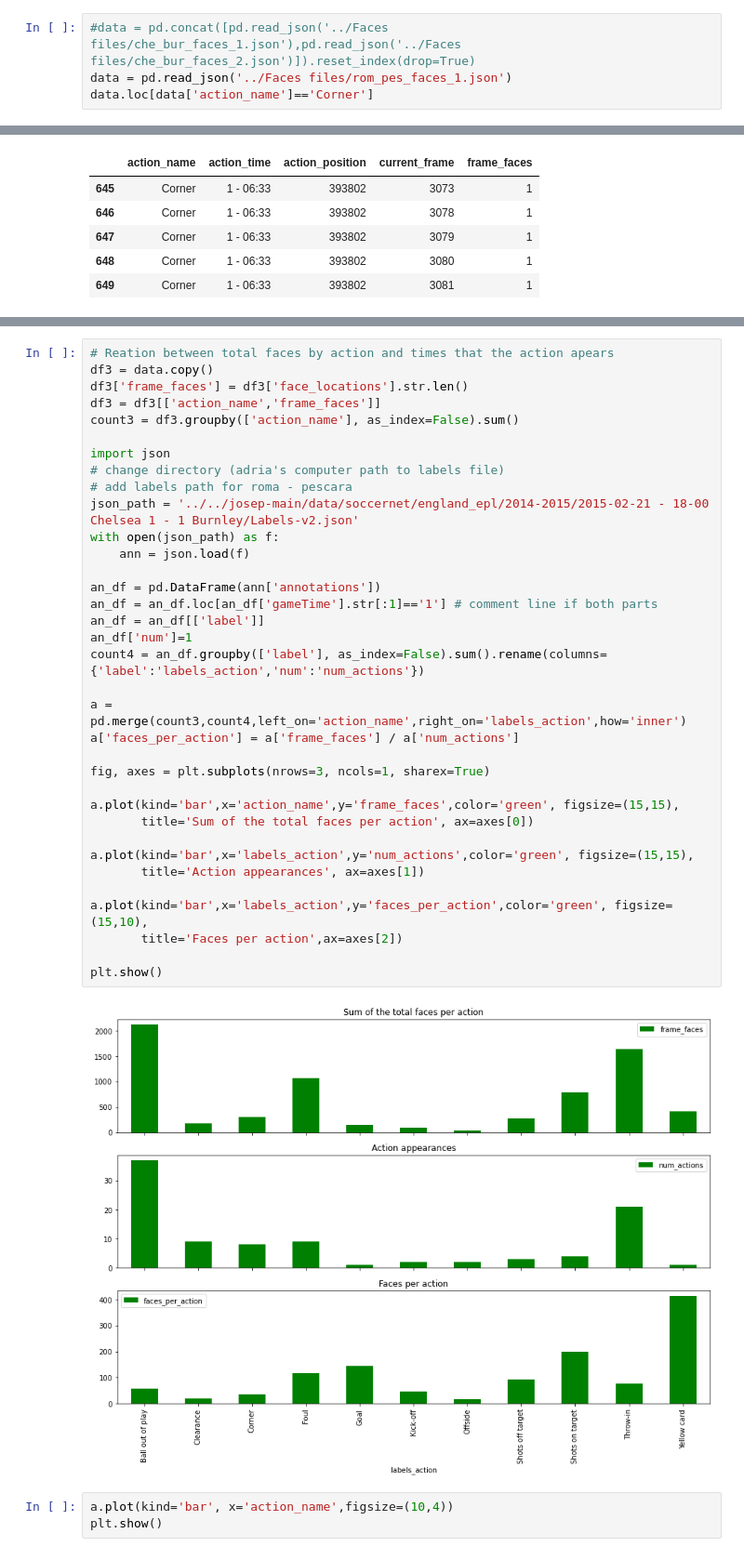
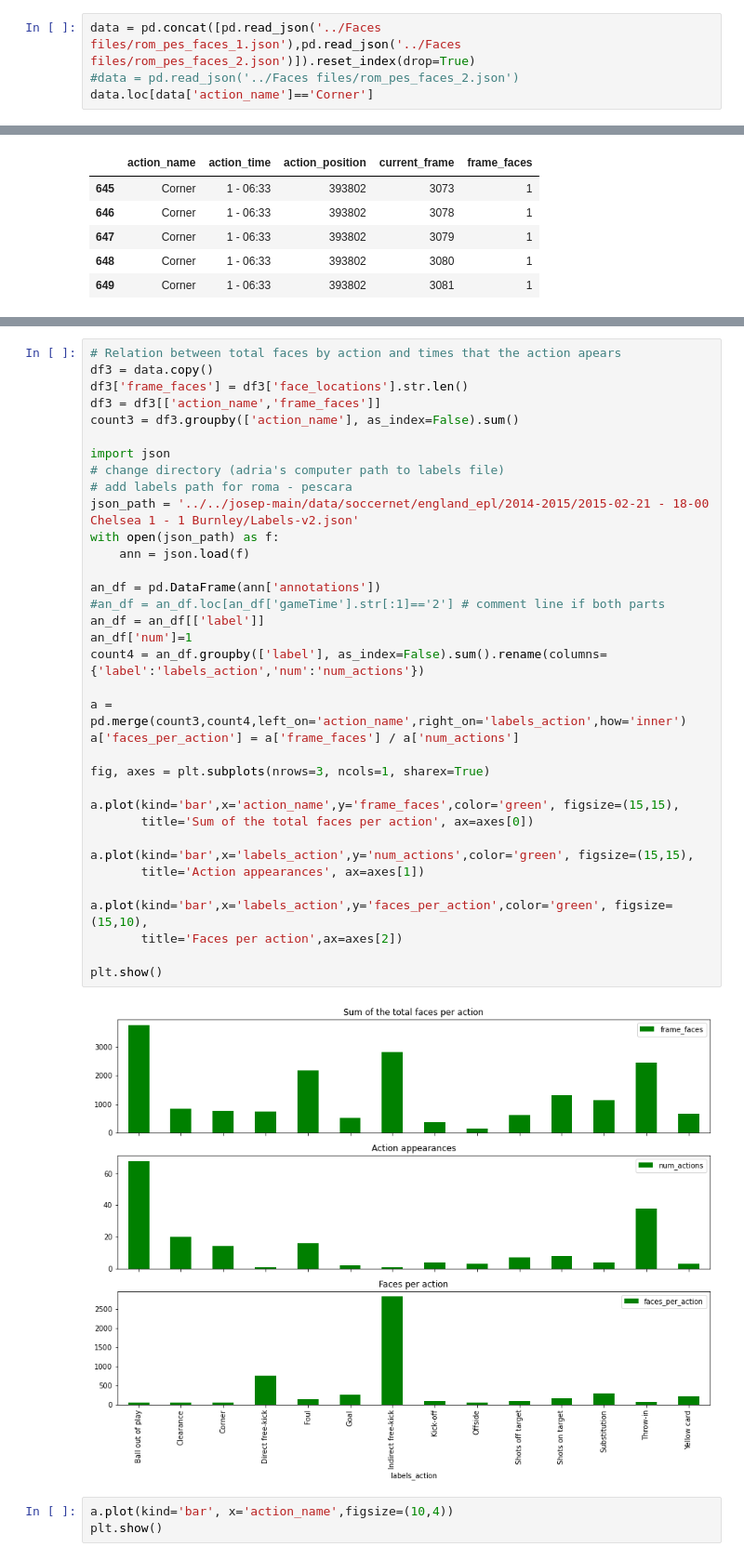
Before and after one commit to joseprs/ActionClassification, a Jupyter notebook: notebooks/analyze_faces_facesdf.ipynb, the cells around one changed output, grey strips where cells are left out. Shown at 93% size. Saved outputs shown, nothing was run; the diff lists cells and outputs as text.

Commit message:
change face_josep

```diff
--- a/notebooks/analyze_faces_facesdf.ipynb
+++ b/notebooks/analyze_faces_facesdf.ipynb
@@ -5,8 +5,8 @@ import numpy as np
 import os
 #os.listdir('../Faces files')
 # %%
-#data = pd.concat([pd.read_json('../Faces files/che_bur_faces_1.json'),pd.read_json('../Faces files/che_bur_faces_2.json')]).reset_index(drop=True)
-data = pd.read_json('../Faces files/rom_pes_faces_1.json')
+data = pd.concat([pd.read_json('../Faces files/rom_pes_faces_1.json'),pd.read_json('../Faces files/rom_pes_faces_2.json')]).reset_index(drop=True)
+#data = pd.read_json('../Faces files/rom_pes_faces_2.json')
 data.loc[data['action_name']=='Corner']
 # %% [output]
 |  | face_locations | current_frame | action_frame | action_position | action_name | action_time | half |
@@ -73,40 +81,40 @@ plt.show()
 # %%
-# Reation between total faces by action and times that the action apears
+# Relation between total faces by action and times that the action apears
 df3 = data.copy()
 df3['frame_faces'] = df3['face_locations'].str.len()
 df3 = df3[['action_name','frame_faces']]
 count3 = df3.groupby(['action_name'], as_index=False).sum()
 
 import json
 # change directory (adria's computer path to labels file)
 # add labels path for roma - pescara
 json_path = '../../josep-main/data/soccernet/england_epl/2014-2015/2015-02-21 - 18-00 Chelsea 1 - 1 Burnley/Labels-v2.json'
 with open(json_path) as f:
     ann = json.load(f)
 
 an_df = pd.DataFrame(ann['annotations'])
-an_df = an_df.loc[an_df['gameTime'].str[:1]=='1'] # comment line if both parts
+#an_df = an_df.loc[an_df['gameTime'].str[:1]=='2'] # comment line if both parts
 an_df = an_df[['label']]
 an_df['num']=1
 count4 = an_df.groupby(['label'], as_index=False).sum().rename(columns={'label':'labels_action','num':'num_actions'})
 
 a = pd.merge(count3,count4,left_on='action_name',right_on='labels_action',how='inner')
 a['faces_per_action'] = a['frame_faces'] / a['num_actions']
 
 fig, axes = plt.subplots(nrows=3, ncols=1, sharex=True)
 
 a.plot(kind='bar',x='action_name',y='frame_faces',color='green', figsize=(15,15),
        title='Sum of the total faces per action', ax=axes[0])
 
 a.plot(kind='bar',x='labels_action',y='num_actions',color='green', figsize=(15,15),
        title='Action appearances', ax=axes[1])
 
 a.plot(kind='bar',x='labels_action',y='faces_per_action',color='green', figsize=(15,10),
        title='Faces per action',ax=axes[2])
 
 plt.show()
 # %% [output]
-[figure, old version]
+[figure, new version]
 # %%
 a.plot(kind='bar', x='action_name',figsize=(10,4))
 plt.show()
```
Also changed, not shown: parts of 5 cells of this notebook, 3 other files.
